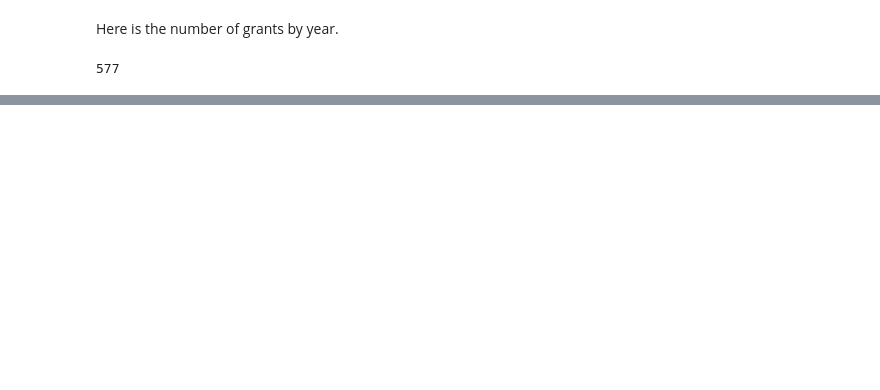
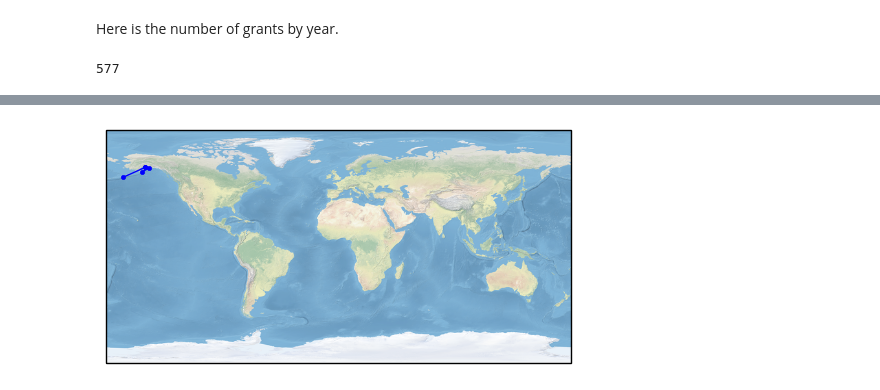
Before and after one commit to ariansacct/project-spring2017, a Jupyter notebook: part2/component2.ipynb, the cells around one changed output, grey strips where cells are left out. Saved outputs shown, nothing was run; the diff lists cells and outputs as text; code cells hidden in the pictures; blank space fills up the shorter version.

```diff
--- a/part2/component2.ipynb
+++ b/part2/component2.ipynb
@@ -389,7 +132,0 @@ df3
-# %%
-import matplotlib.pyplot as plt
-ax = df3[['Program','Number of grants']].plot(kind='bar', title ="V comp", figsize=(15, 10), legend=True, fontsize=12)
-#ax = df3[['Number of grants']].plot(kind='bar', title ="V comp", figsize=(15, 10), legend=True, fontsize=12)
-ax.set_xlabel("Hour", fontsize=12)
-ax.set_ylabel("V", fontsize=12)
-plt.show()
@@ -422,0 +144,39 @@ interact(h, year=(2000, 2013));
+# %%
+import numpy as np
+import cartopy.crs as ccrs
+import matplotlib.pyplot as plt
+
+def ff(state):
+
+
+    if state == "":
+        return
+
+    df = grants.loc[grants['InstState'] == state]
+    ax = plt.axes(projection=ccrs.PlateCarree())
+    ax.stock_img()
+
+    df = df.head()
+
+    grants_lat = df["Latitude"]
+    grants_lon = df["Longitude"]
+
+    #np.nan_to_num(grants_lat)
+    #np.nan_to_num(grants_lon)
+
+    #df3 = df2.head(5)
+    ax.plot(grants_lon, grants_lat, marker = '.', transform = ccrs.PlateCarree())
+
+
+    plt.show()
+# %%
+all_states = ['AK', 'AL', 'AZ', 'CA', 'CO', 'CT', 'DC', 'FL', 'GA', 'HI', 'ID',
+       'IL', 'IN', 'KS', 'KY', 'MA', 'MD', 'ME', 'MI', 'MN', 'MO', 'MP',
+       'MS', 'MT', 'NC', 'NE', 'NH', 'NJ', 'NM', 'NV', 'NY', 'OH', 'OK',
+       'OR', 'PA', 'PR', 'SC', 'SD', 'TN', 'TX', 'UT', 'VA', 'VT', 'WA',
+       'WI', 'WV', 'AR', 'IA', 'ND', 'RI', 'DE', 'LA', 'WY', 'VI', 'GU',
+       'AS', 'FM', 'PW', 'MH']
+# %%
+interact(ff, state=all_states);
+# %% [output]
+[figure, added]
```
Also changed, not shown: parts of 25 cells of this notebook.
